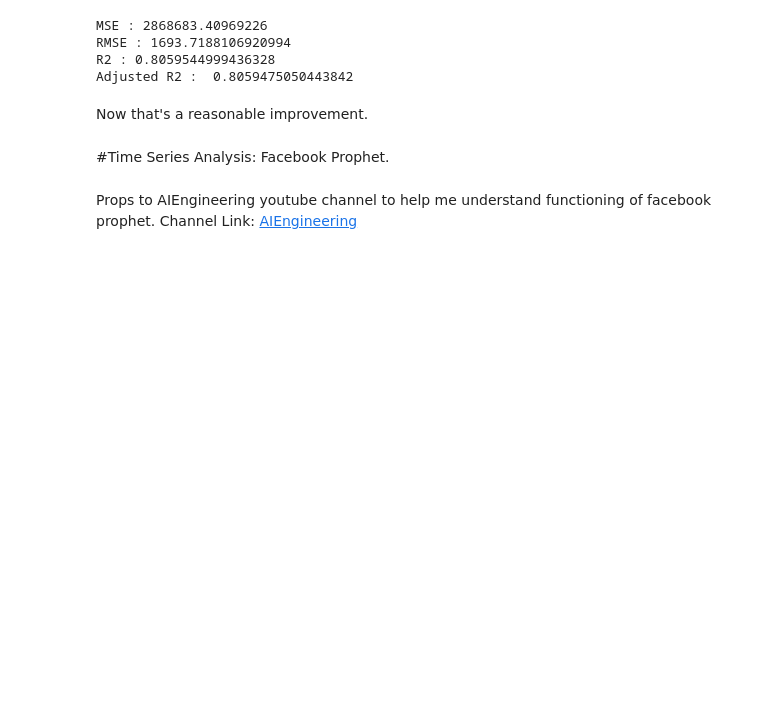
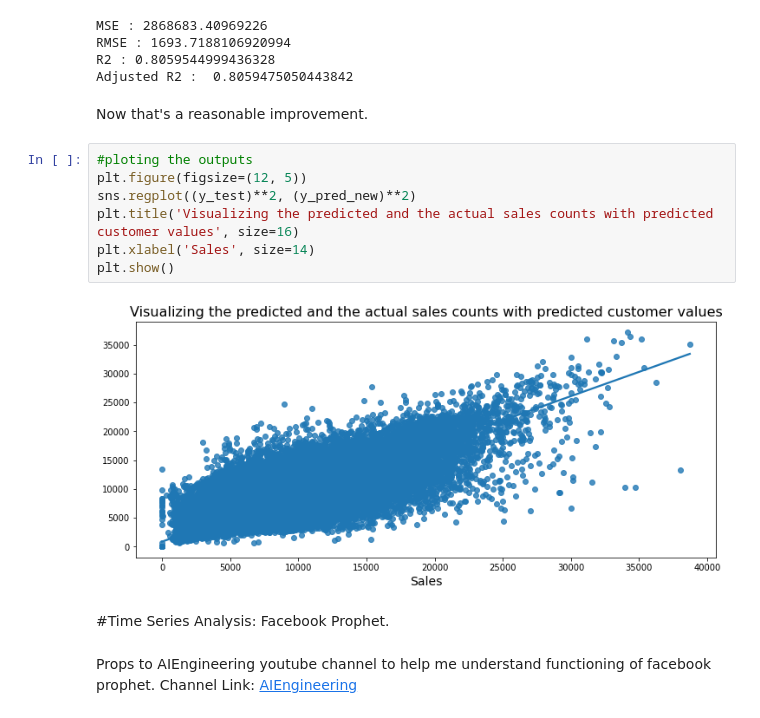
Before and after one commit to cpvivek/Rossman-Sales-Prediction-Machine-Learning-Regression-Model, a Jupyter notebook: Rossmann_Sales_Prediction_Capstone_Project_Vivek_CP.ipynb, the cells around one changed output. Cells and saved outputs as stored; diff of their text form; blank space fills up the shorter version.

```diff
--- a/Rossmann_Sales_Prediction_Capstone_Project_Vivek_CP.ipynb
+++ b/Rossmann_Sales_Prediction_Capstone_Project_Vivek_CP.ipynb
@@ -1610,6 +1619,15 @@ R2 : 0.8059544999436328
 Adjusted R2 :  0.8059475050443842
 # %% [markdown]
 Now that's a reasonable improvement.
+# %%
+#ploting the outputs
+plt.figure(figsize=(12, 5))
+sns.regplot((y_test)**2, (y_pred_new)**2)
+plt.title('Visualizing the predicted and the actual sales counts with predicted customer values', size=16)
+plt.xlabel('Sales', size=14)
+plt.show()
+# %% [output]
+[figure, added]
 # %% [markdown]
 #Time Series Analysis: Facebook Prophet.
 # %% [markdown]
```
Also changed, not shown: parts of 4 cells of this notebook.
